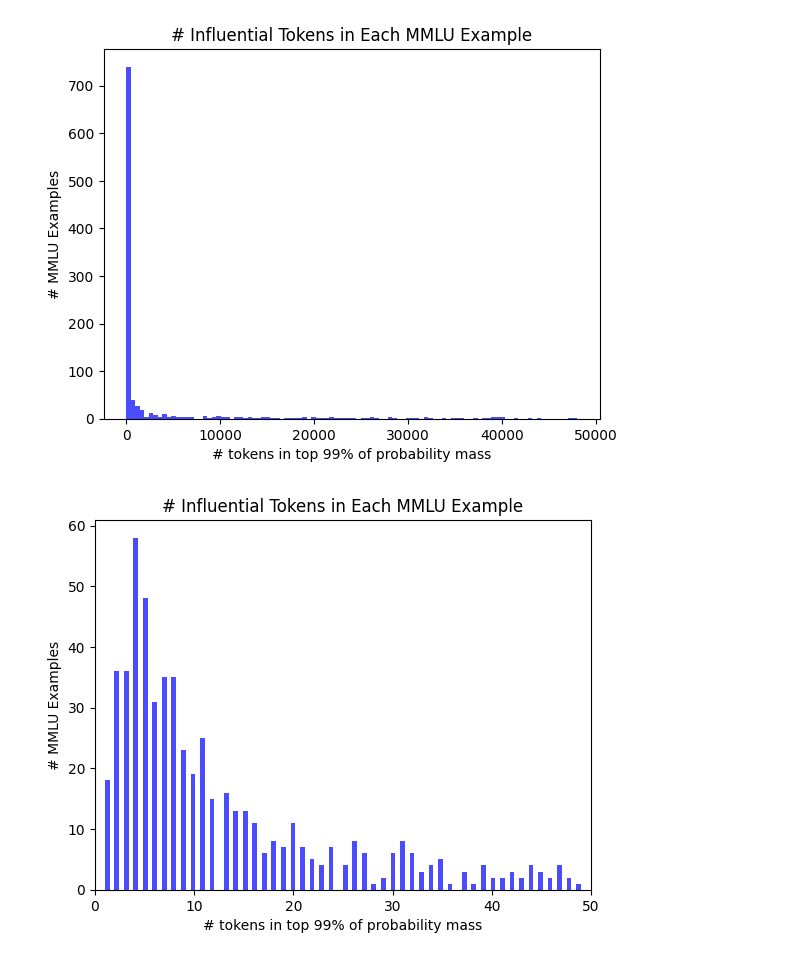
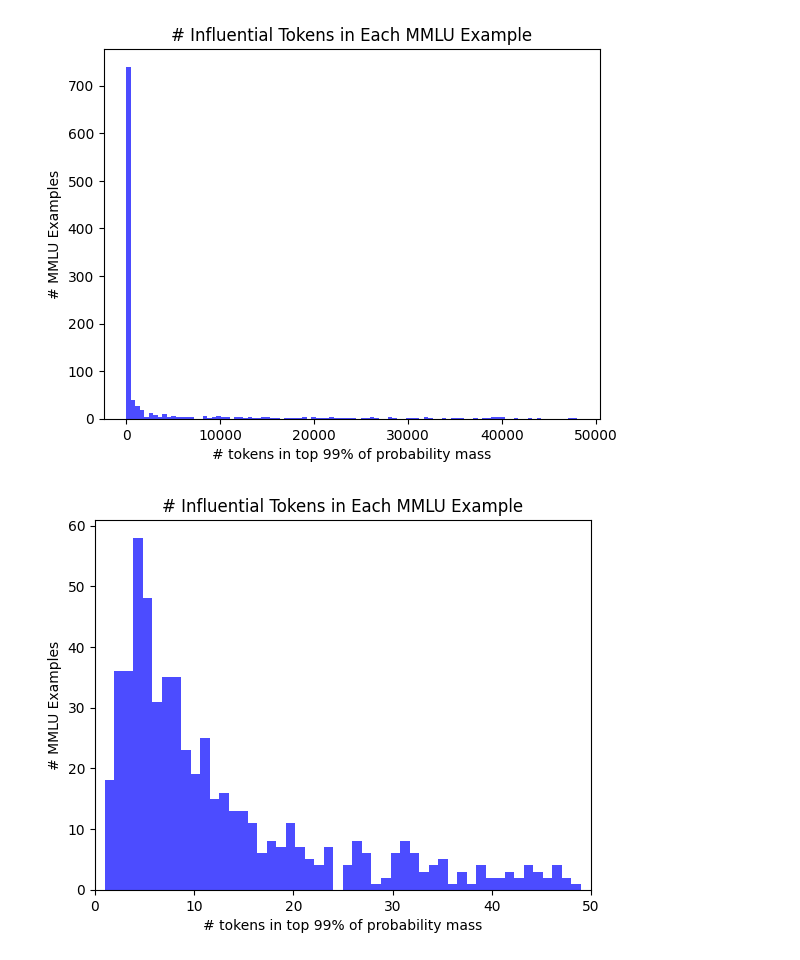
Before and after one commit to davidheineman/dl, a Jupyter notebook: analysis.ipynb, the cells around one changed output. Saved outputs shown, nothing was run; the diff lists cells and outputs as text; code cells hidden in the pictures.

```diff
--- a/analysis.ipynb
+++ b/analysis.ipynb
@@ -67,6 +71,7 @@ for i in range(scores_data.shape[2]):
     mmlu_example = scores_data[:, :, i]
     mmlu_example = mmlu_example.flatten()
     mmlu_example = mmlu_example[mmlu_example != 0]
+    assert round(torch.sum(mmlu_example).item(), 3) == 1, torch.sum(mmlu_example).item()
     entropy += [-torch.sum(mmlu_example * torch.log2(mmlu_example)).item()]
 
 plt.hist(entropy, bins=100, alpha=0.7, color='blue')
@@ -99,11 +104,11 @@ plt.show()
 # %%
 # Let's zoom in on this figure
 
-plt.hist([t for t in thresholds if t < 50], bins=100, alpha=0.7, color='blue')
+plt.hist([t for t in thresholds if t < 50], bins=50, alpha=0.7, color='blue')
 plt.title('# Influential Tokens in Each MMLU Example')
 plt.xlabel('# tokens in top 99% of probability mass')
 plt.ylabel('# MMLU Examples')
 plt.xlim(0, 50)
 plt.show()
 # %% [output]
-[figure, old version]
+[figure, new version]
```
Also changed, not shown: parts of 3 cells of this notebook, 2 other files.
